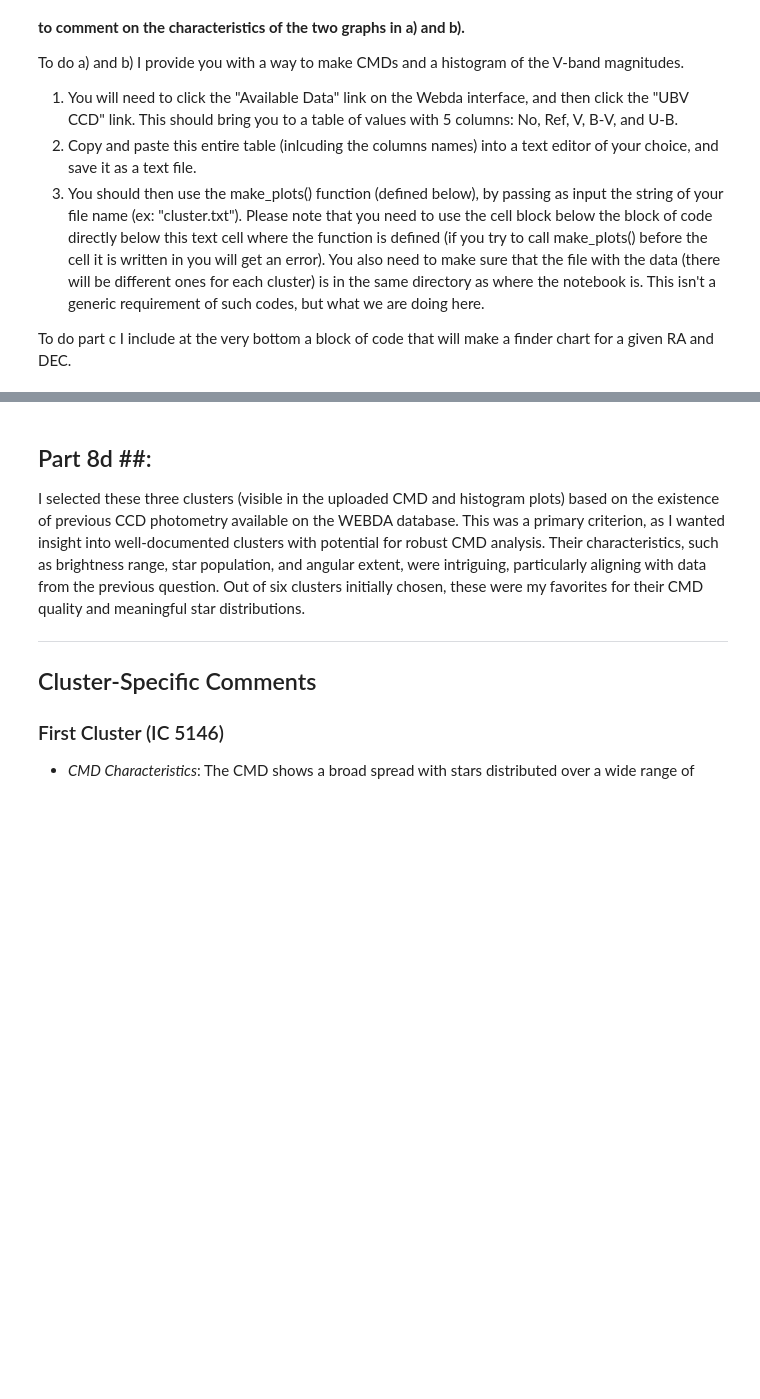
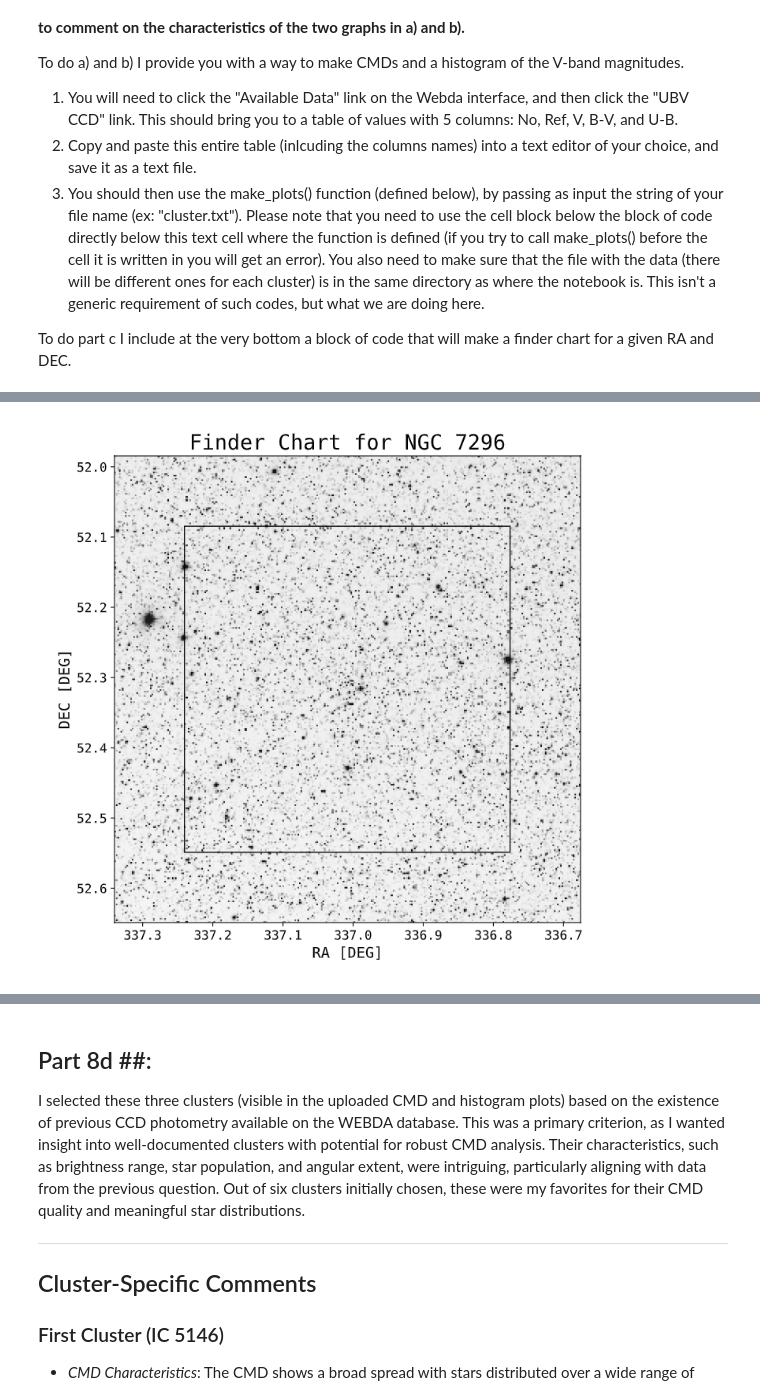
Before and after one commit to Lucc005/ObservingProject_student, a Jupyter notebook: ObservingProject_student_F24.ipynb, the cells around one changed output, grey strips where cells are left out. Saved outputs shown, nothing was run; the diff lists cells and outputs as text; code cells hidden in the pictures; blank space fills up the shorter version.

```diff
--- a/ObservingProject_student_F24.ipynb
+++ b/ObservingProject_student_F24.ipynb
@@ -686,0 +700,5 @@ Text(0.5, 1.0, 'Finder Chart for NGC 7296')
+# %%
+Image(filename='KING19.png')
+#I CONFUSED THE NAME OF THE FILE, SORRY
+# %% [output]
+[figure, added]
```
Also changed, not shown: parts of 5 cells of this notebook.
